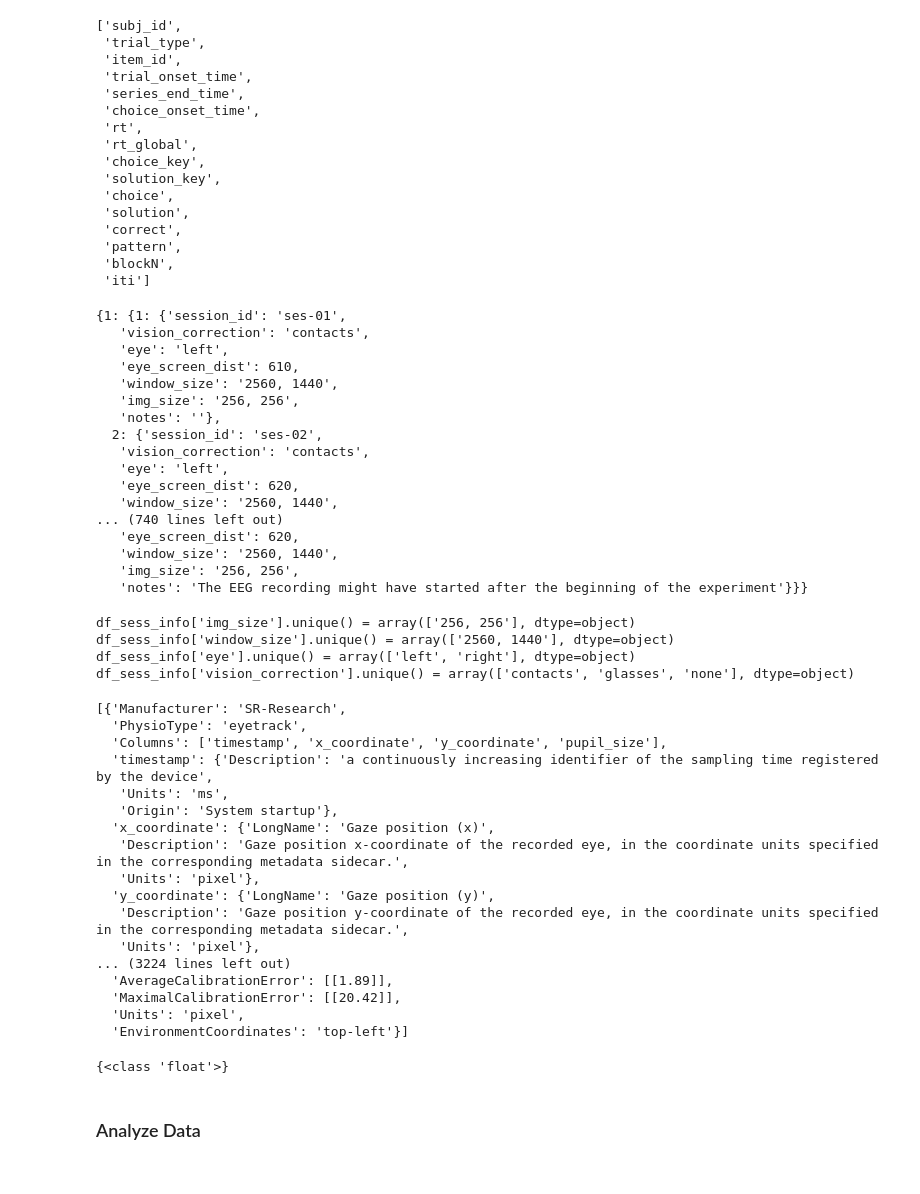
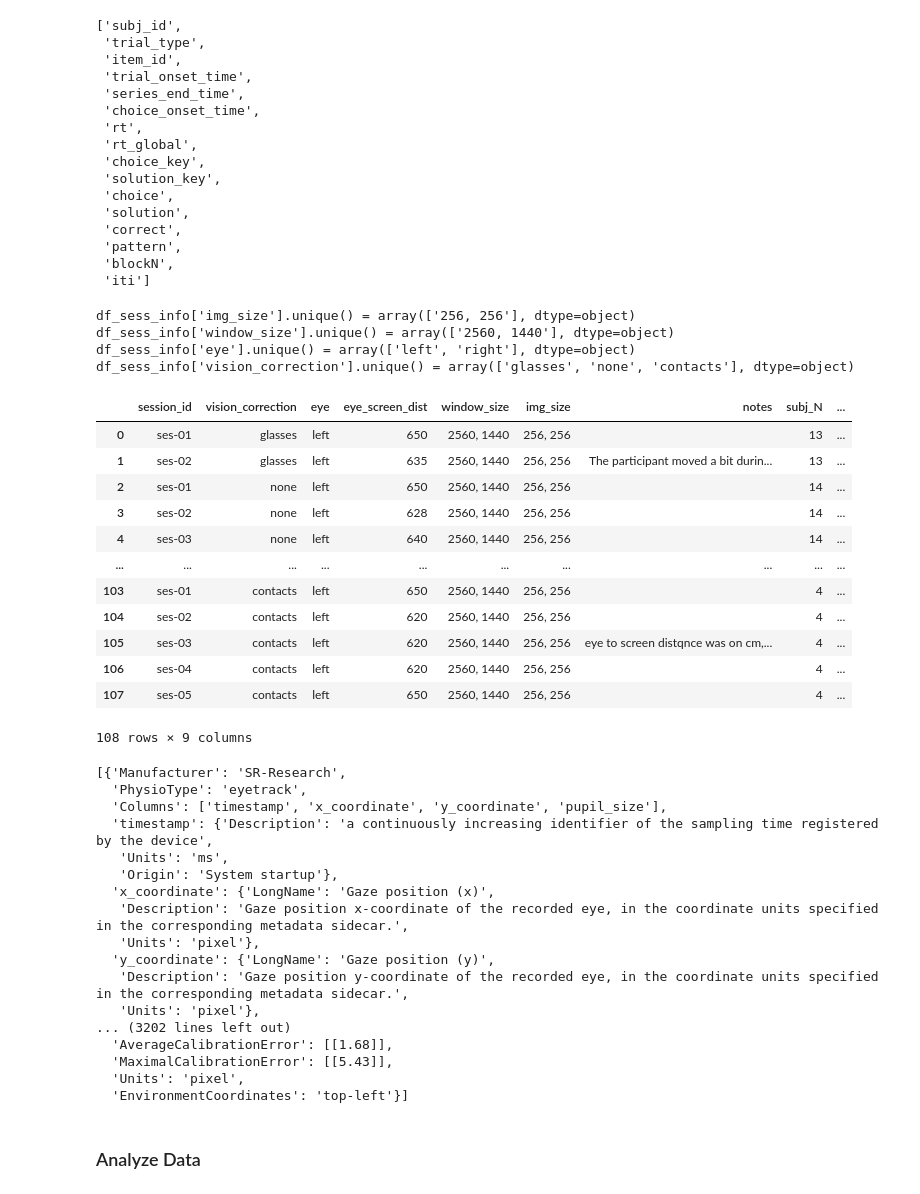
Before and after one commit to chris-pinier/abstract_reasoning, a Jupyter notebook: analysis/scripts/demo.ipynb, the cells around one changed output. Drawn from its saved outputs; the diff is of its cells as text; code cells hidden in the pictures.

```diff
--- a/analysis/scripts/demo.ipynb
+++ b/analysis/scripts/demo.ipynb
@@ -64,7 +69,7 @@ DIRECTORIES: Final = Box(
             "export": MAIN_DATA_DIR / "ANNs/analyzed",
         },
         "human": {
-            "data": MAIN_DATA_DIR / "Lab/raw",
+            "data": MAIN_DATA_DIR / "Lab/raw-BIDS2",
             "prepro": MAIN_DATA_DIR / "Lab/preprocessed",
             "analyzed": MAIN_DATA_DIR / "Lab/analyzed",
             "export": MAIN_DATA_DIR / "Lab/analyzed",
@@ -139,46 +144,41 @@ list(this_sess.get_raw_behav_data().columns)
  'iti']
 # %%
 sess_info = human_group.get_sess_info()
-# %%
-sess_info
-# %% [output]
-{1: {1: {'session_id': 'ses-01',
-   'vision_correction': 'contacts',
-   'eye': 'left',
-   'eye_screen_dist': 610,
-   'window_size': '2560, 1440',
-   'img_size': '256, 256',
-   'notes': ''},
-  2: {'session_id': 'ses-02',
-   'vision_correction': 'contacts',
-   'eye': 'left',
-   'eye_screen_dist': 620,
-   'window_size': '2560, 1440',
-... (740 lines left out)
-   'eye_screen_dist': 620,
-   'window_size': '2560, 1440',
-   'img_size': '256, 256',
-   'notes': 'The EEG recording might have started after the beginning of the experiment'}}}
 # %%
 _df_sess_info = []
 for subj_N, subj_info in sess_info.items():
     for sess_N, sessions_info in subj_info.items():
         _df = pd.DataFrame.from_dict(sessions_info, orient='index').T
         _df['subj_N'] = subj_N
         _df["sess_N"] = sess_N
         _df_sess_info.append(_df)
 
 df_sess_info = pd.concat(_df_sess_info).reset_index(drop=True)
 
 print(f"{df_sess_info['img_size'].unique() = }")
 print(f"{df_sess_info['window_size'].unique() = }")
 print(f"{df_sess_info['eye'].unique() = }")
 print(f"{df_sess_info['vision_correction'].unique() = }")
+
+df_sess_info
 # %% [output]
 df_sess_info['img_size'].unique() = array(['256, 256'], dtype=object)
 df_sess_info['window_size'].unique() = array(['2560, 1440'], dtype=object)
 df_sess_info['eye'].unique() = array(['left', 'right'], dtype=object)
-df_sess_info['vision_correction'].unique() = array(['contacts', 'glasses', 'none'], dtype=object)
+df_sess_info['vision_correction'].unique() = array(['glasses', 'none', 'contacts'], dtype=object)
+|  | session_id | vision_correction | eye | eye_screen_dist | window_size | img_size | notes | subj_N | ... |
+| 0 | ses-01 | glasses | left | 650 | 2560, 1440 | 256, 256 |  | 13 | ... |
+| 1 | ses-02 | glasses | left | 635 | 2560, 1440 | 256, 256 | The participant moved a bit durin... | 13 | ... |
+| 2 | ses-01 | none | left | 650 | 2560, 1440 | 256, 256 |  | 14 | ... |
+| 3 | ses-02 | none | left | 628 | 2560, 1440 | 256, 256 |  | 14 | ... |
+| 4 | ses-03 | none | left | 640 | 2560, 1440 | 256, 256 |  | 14 | ... |
+| ... | ... | ... | ... | ... | ... | ... | ... | ... | ... |
+| 103 | ses-01 | contacts | left | 650 | 2560, 1440 | 256, 256 |  | 4 | ... |
+| 104 | ses-02 | contacts | left | 620 | 2560, 1440 | 256, 256 |  | 4 | ... |
+| 105 | ses-03 | contacts | left | 620 | 2560, 1440 | 256, 256 | eye to screen distqnce was on cm,... | 4 | ... |
+| 106 | ses-04 | contacts | left | 620 | 2560, 1440 | 256, 256 |  | 4 | ... |
+| 107 | ses-05 | contacts | left | 650 | 2560, 1440 | 256, 256 |  | 4 | ... |
+108 rows × 9 columns
 # %%
 physio_jsons = [read_file(f) for f in list_contents(human_group.data_dir, reg=r".+_physio.json$")]
 physio_jsons
@@ -195,19 +195,17 @@ physio_jsons
   'y_coordinate': {'LongName': 'Gaze position (y)',
    'Description': 'Gaze position y-coordinate of the recorded eye, in the coordinate units specified in the corresponding metadata sidecar.',
    'Units': 'pixel'},
-... (3224 lines left out)
-  'AverageCalibrationError': [[1.89]],
-  'MaximalCalibrationError': [[20.42]],
+... (3202 lines left out)
+  'AverageCalibrationError': [[1.68]],
+  'MaximalCalibrationError': [[5.43]],
   'Units': 'pixel',
   'EnvironmentCoordinates': 'top-left'}]
 # %%
-ks = ["AverageCalibrationError", "MaximalCalibrationError"]
-res = []
-for pj in physio_jsons:
-    for k in ks:
-        res.extend(pj[k][0])
+# ks = ["AverageCalibrationError", "MaximalCalibrationError"]
+# res = []
+# for pj in physio_jsons:
+#     for k in ks:
+#         res.extend(pj[k][0])
-# %% [output]
-{<class 'float'>}
 # %% [markdown]
 ### Analyze Data
 # %% [markdown]
```
Also changed, not shown: parts of 20 cells of this notebook, 10 other files.
